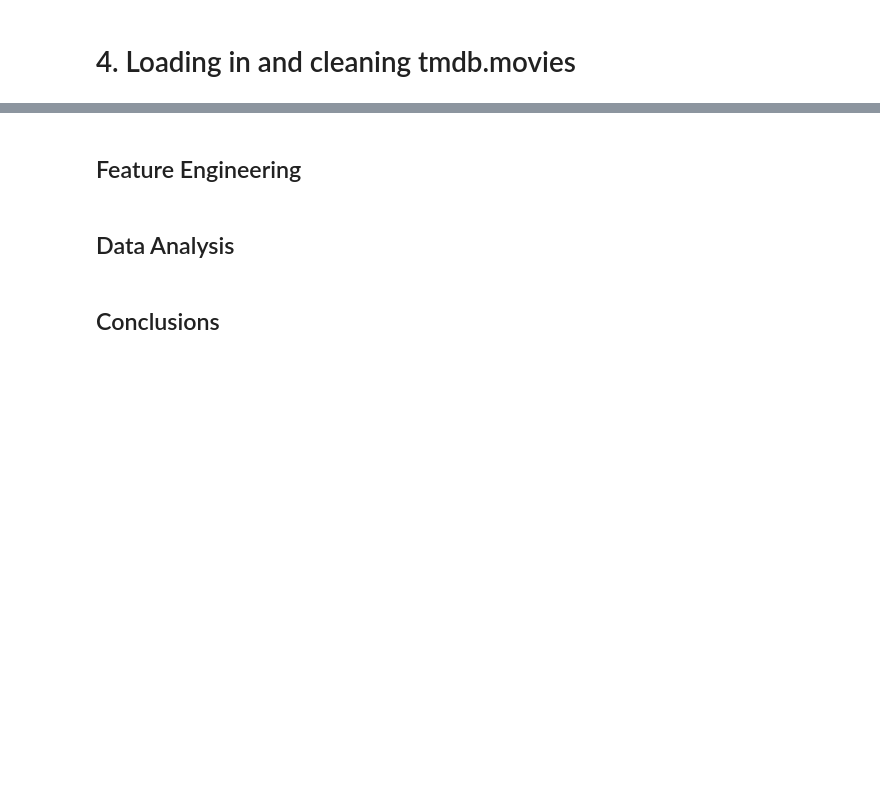
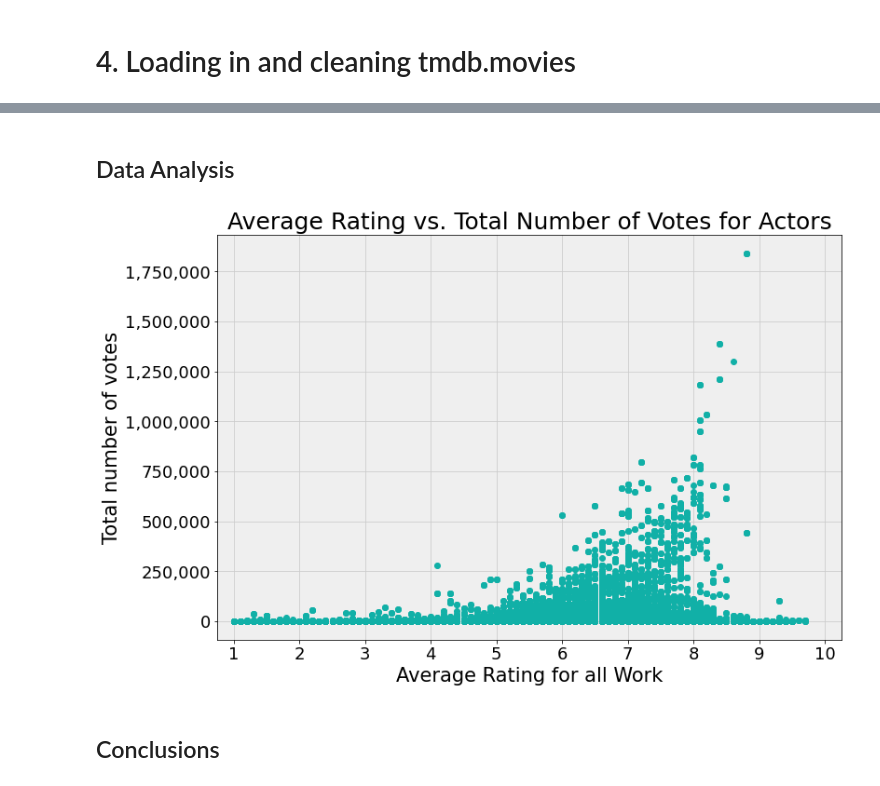
Before and after one commit to kmatk/Movie_Studio_P1_Project, a Jupyter notebook: Movie_Studio_Recommendations.ipynb, the cells around one changed output, grey strips where cells are left out. Cells and saved outputs as stored; diff of their text form; code cells hidden in the pictures; blank space fills up the shorter version.

```diff
--- a/Movie_Studio_Recommendations.ipynb
+++ b/Movie_Studio_Recommendations.ipynb
@@ -501,6 +693,32 @@ tmdb.describe()
-# %% [markdown]
-<h2> Feature Engineering
 # %% [markdown]
 <h2>Data Analysis
+# %%
+fig, ax = plt.subplots(figsize=(12,8))
+
+labels = np.arange(1, 11, 1)
+
+small_size, medium_size, large_size, xlarge_size = 14, 18, 21, 25
+plt.rc('font', size=small_size)
+plt.rc('axes', titlesize=xlarge_size)
+plt.rc('axes', labelsize=large_size)
+plt.rc('xtick', labelsize=medium_size)
+plt.rc('ytick', labelsize=medium_size)
+plt.grid(color="#cccccc")
+plt.xlim([0.75,10.25])
+ax.set_axisbelow(True)
+ax.set_facecolor("#efefef")
+plt.ticklabel_format(style='plain')
+ax.yaxis.set_major_formatter(StrMethodFormatter('{x:,.0f}'))
+
+ax.scatter(prin_names_ratings.loc[prin_names_ratings['category'] == 'actor']['averagerating'],
+           prin_names_ratings.loc[prin_names_ratings['category'] == 'actor']['numvotes'], c="#11b0a7")
+
+ax.set_xlabel("Average Rating for all Work")
+ax.set_ylabel("Total number of votes")
+ax.set_title("Average Rating vs. Total Number of Votes for Actors")
+ax.set_xticks(labels);
+# plt.savefig('VotesVsRating.png', dpi=1000);
+# %% [output]
+[figure, added]
 # %% [markdown]
 <h2> Conclusions
```
Also changed, not shown: parts of 17 cells of this notebook, 1 other file.
